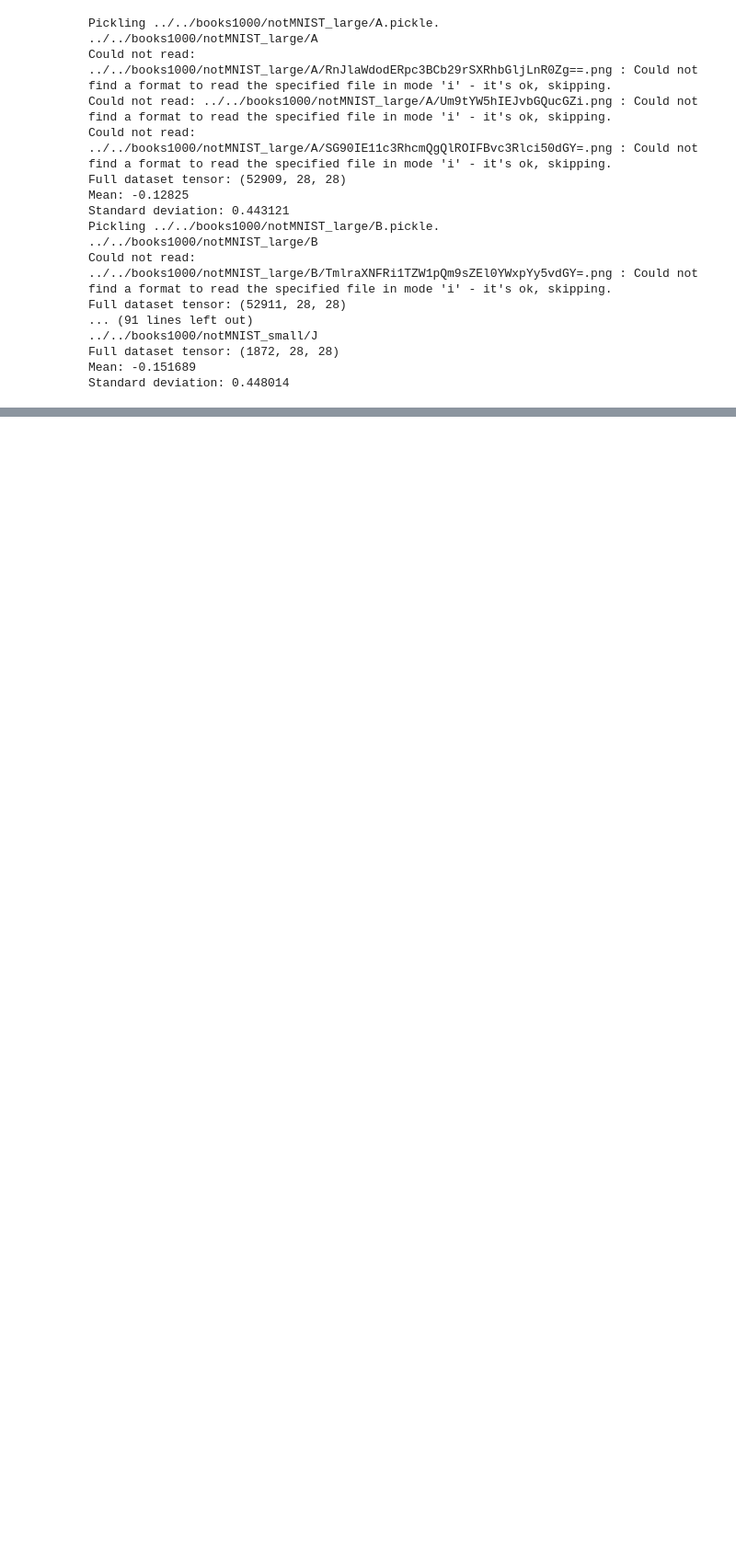
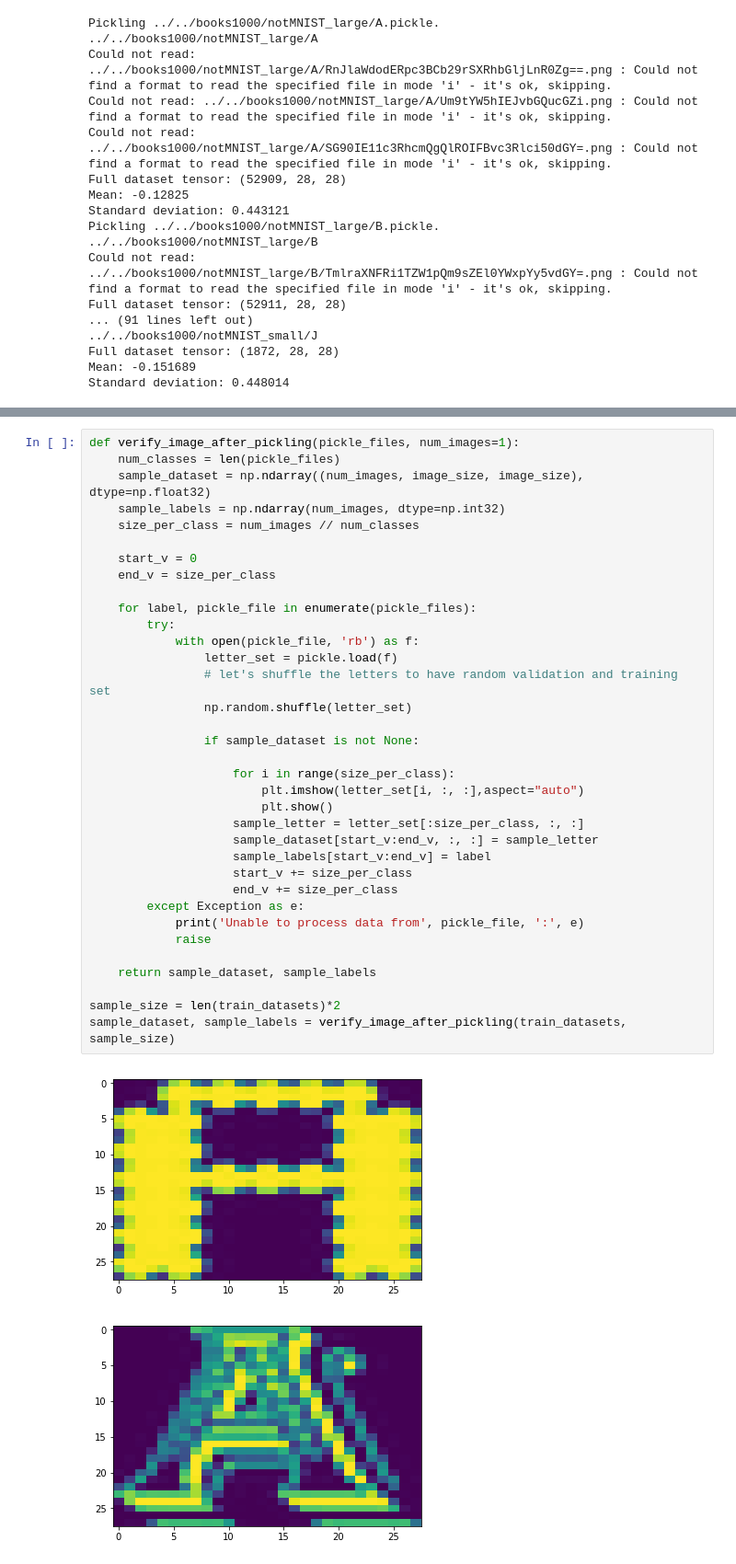
Before and after one commit to prakritibanik/machinelearning, a Jupyter notebook: deeplearning1.ipynb, the cells around one changed output, grey strips where cells are left out. Shown at 92% size. Drawn from its saved outputs; the diff is of its cells as text; blank space fills up the shorter version.

```diff
--- a/deeplearning1.ipynb
+++ b/deeplearning1.ipynb
@@ -191,0 +229,38 @@ Standard deviation: 0.448014
+# %%
+def verify_image_after_pickling(pickle_files, num_images=1):
+    num_classes = len(pickle_files)
+    sample_dataset = np.ndarray((num_images, image_size, image_size), dtype=np.float32)
+    sample_labels = np.ndarray(num_images, dtype=np.int32)
+    size_per_class = num_images // num_classes
+
+    start_v = 0
+    end_v = size_per_class
+
+    for label, pickle_file in enumerate(pickle_files):
+        try:
+            with open(pickle_file, 'rb') as f:
+                letter_set = pickle.load(f)
+                # let's shuffle the letters to have random validation and training set
+                np.random.shuffle(letter_set)
+
+                if sample_dataset is not None:
+
+                    for i in range(size_per_class):
+                        plt.imshow(letter_set[i, :, :],aspect="auto")
+                        plt.show()
+                    sample_letter = letter_set[:size_per_class, :, :]
+                    sample_dataset[start_v:end_v, :, :] = sample_letter
+                    sample_labels[start_v:end_v] = label
+                    start_v += size_per_class
+                    end_v += size_per_class
+        except Exception as e:
+            print('Unable to process data from', pickle_file, ':', e)
+            raise
+
+    return sample_dataset, sample_labels
+
+sample_size = len(train_datasets)*2
+sample_dataset, sample_labels = verify_image_after_pickling(train_datasets, sample_size)
+# %% [output]
+[figure, added]
+[figure, added]
```
Also changed, not shown: parts of 3 cells of this notebook.
